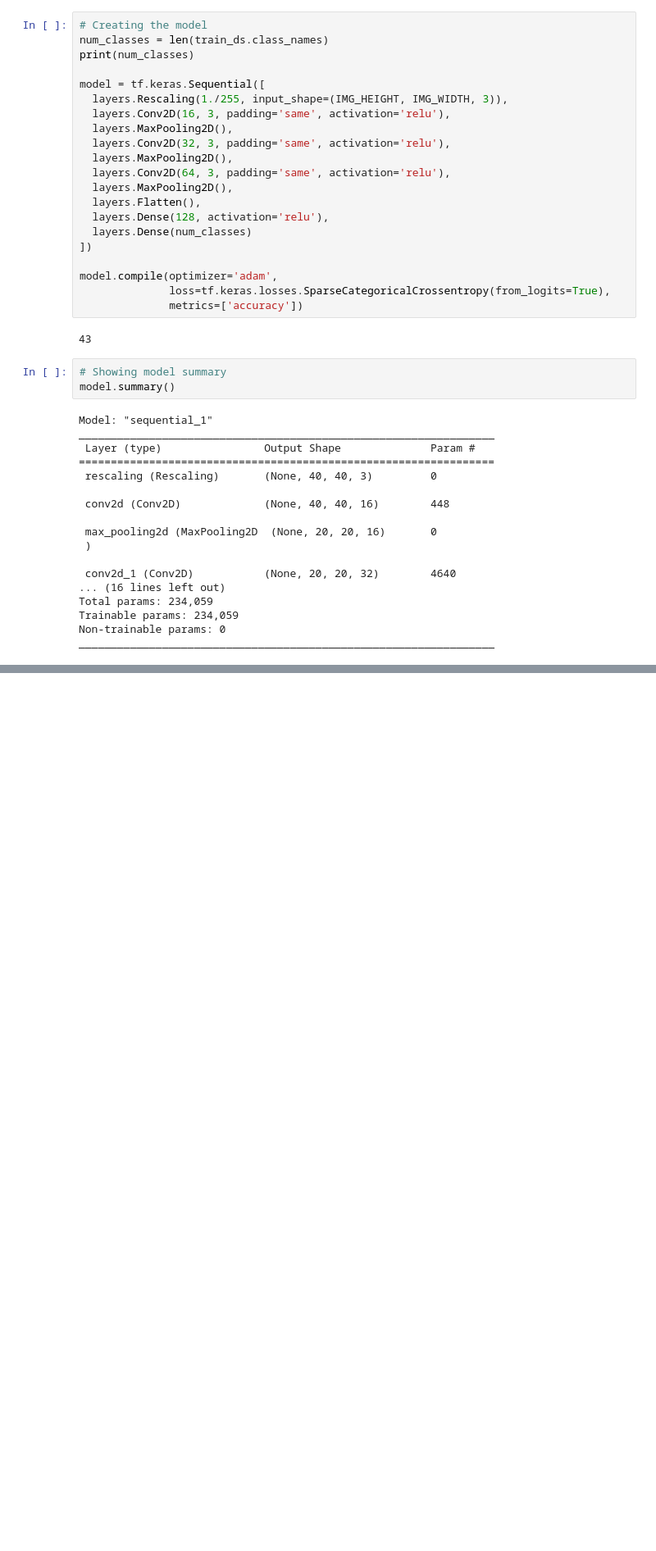
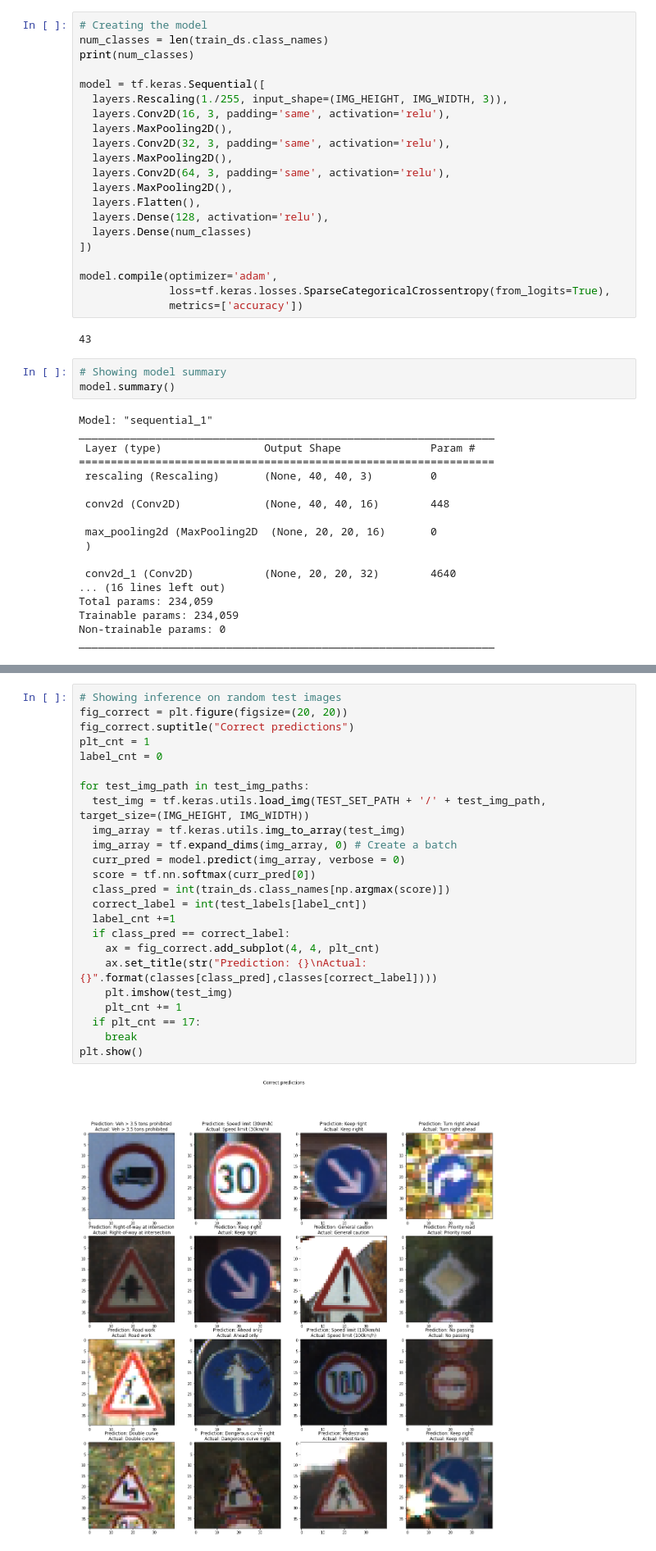
Before and after one commit to Kurtiadam/GTSRB, a Jupyter notebook: GTSRB.ipynb, the cells around one changed output, grey strips where cells are left out. Shown: that part at 82% size. Drawn from its saved outputs; the diff is of its cells as text; blank space fills up the shorter version.

```diff
--- a/GTSRB.ipynb
+++ b/GTSRB.ipynb
@@ -296,0 +291,26 @@ Accuracy on the test set: 76.23762%
+# %%
+# Showing inference on random test images
+fig_correct = plt.figure(figsize=(20, 20))
+fig_correct.suptitle("Correct predictions")
+plt_cnt = 1
+label_cnt = 0
+
+for test_img_path in test_img_paths:
+  test_img = tf.keras.utils.load_img(TEST_SET_PATH + '/' + test_img_path, target_size=(IMG_HEIGHT, IMG_WIDTH))
+  img_array = tf.keras.utils.img_to_array(test_img)
+  img_array = tf.expand_dims(img_array, 0) # Create a batch
+  curr_pred = model.predict(img_array, verbose = 0)
+  score = tf.nn.softmax(curr_pred[0])
+  class_pred = int(train_ds.class_names[np.argmax(score)])
+  correct_label = int(test_labels[label_cnt])
+  label_cnt +=1
+  if class_pred == correct_label:
+    ax = fig_correct.add_subplot(4, 4, plt_cnt)
+    ax.set_title(str("Prediction: {}\nActual: {}".format(classes[class_pred],classes[correct_label])))
+    plt.imshow(test_img)
+    plt_cnt += 1
+  if plt_cnt == 17:
+    break
+plt.show()
+# %% [output]
+[figure, added]
```
Also changed, not shown: parts of 9 cells of this notebook.
